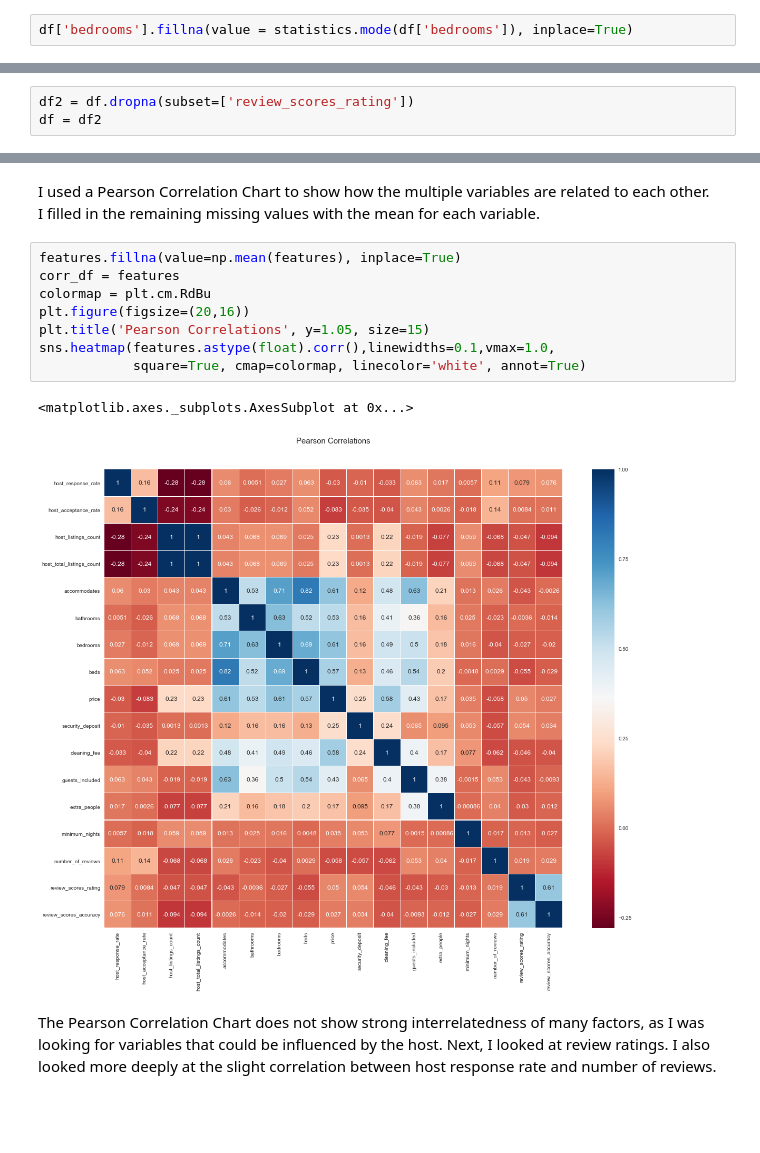
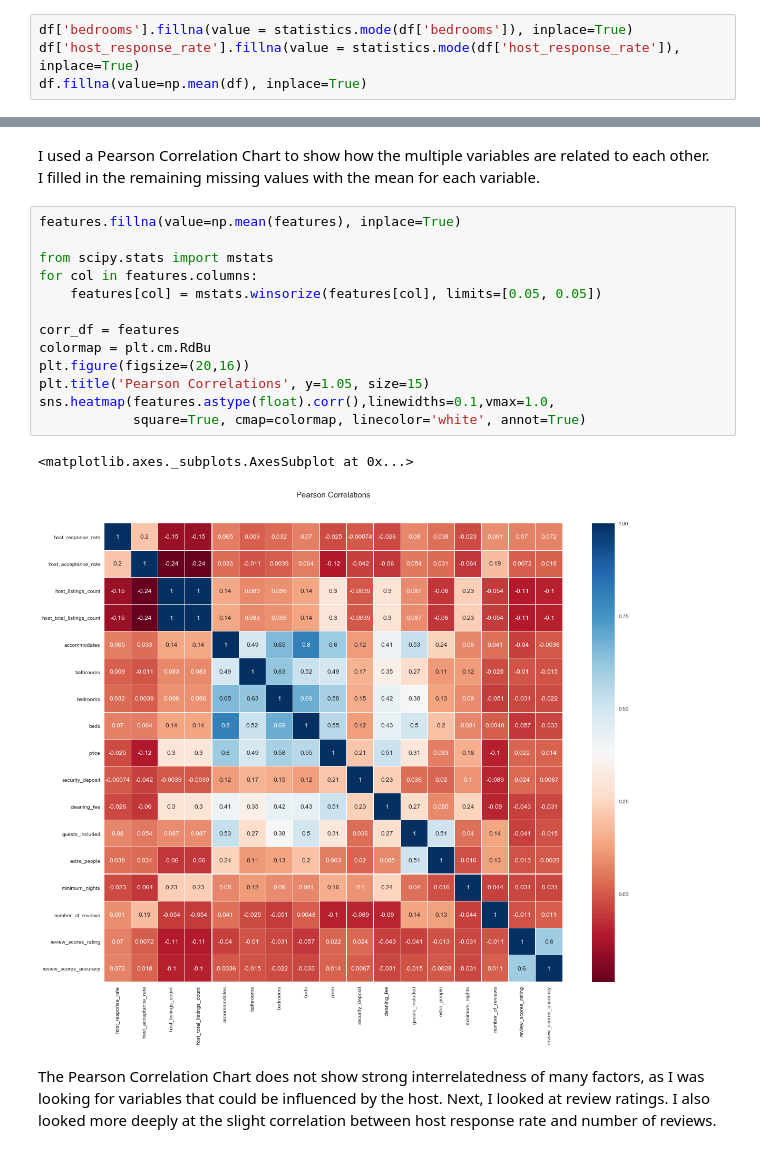
Before and after one commit to becerraperu/Thinkful_assignments, a Jupyter notebook: AirBNB.ipynb, the cells around one changed output, grey strips where cells are left out. Cells and saved outputs as stored; diff of their text form; blank space fills up the shorter version.

```diff
--- a/AirBNB.ipynb
+++ b/AirBNB.ipynb
@@ -137,3 +136,5 @@ empty rows for review_scores_rating =  854
 Next, I replaced empty (NaN) values with the applicable mode or mean.
 # %%
 df['bedrooms'].fillna(value = statistics.mode(df['bedrooms']), inplace=True)
+df['host_response_rate'].fillna(value = statistics.mode(df['host_response_rate']), inplace=True)
+df.fillna(value=np.mean(df), inplace=True)
@@ -144,6 +141,3 @@ There were 854 empty values for review scores rating.  Rather than replace these
-# %%
-df2 = df.dropna(subset=['review_scores_rating'])
-df = df2
 # %% [markdown]
 Next, I modified values that were strings, so they could be analyzed numerically.
 
@@ -272,15 +277,20 @@ I used a Pearson Correlation Chart to show how the multiple variables are relate
 I filled in the remaining missing values with the mean for each variable.
 # %%
 features.fillna(value=np.mean(features), inplace=True)
+
+from scipy.stats import mstats
+for col in features.columns:
+    features[col] = mstats.winsorize(features[col], limits=[0.05, 0.05])
+
 corr_df = features
 colormap = plt.cm.RdBu
 plt.figure(figsize=(20,16))
 plt.title('Pearson Correlations', y=1.05, size=15)
 sns.heatmap(features.astype(float).corr(),linewidths=0.1,vmax=1.0,
             square=True, cmap=colormap, linecolor='white', annot=True)
 # %% [output]
 <matplotlib.axes._subplots.AxesSubplot at 0x...>
-[figure, old version]
+[figure, new version]
 # %% [markdown]
 The Pearson Correlation Chart does not show strong interrelatedness of many factors, as I was looking for variables that could be influenced by the host.
 Next, I looked at review ratings.  I also looked more deeply at the slight correlation between host response rate and number of reviews.
```
Also changed, not shown: parts of 41 cells of this notebook.
